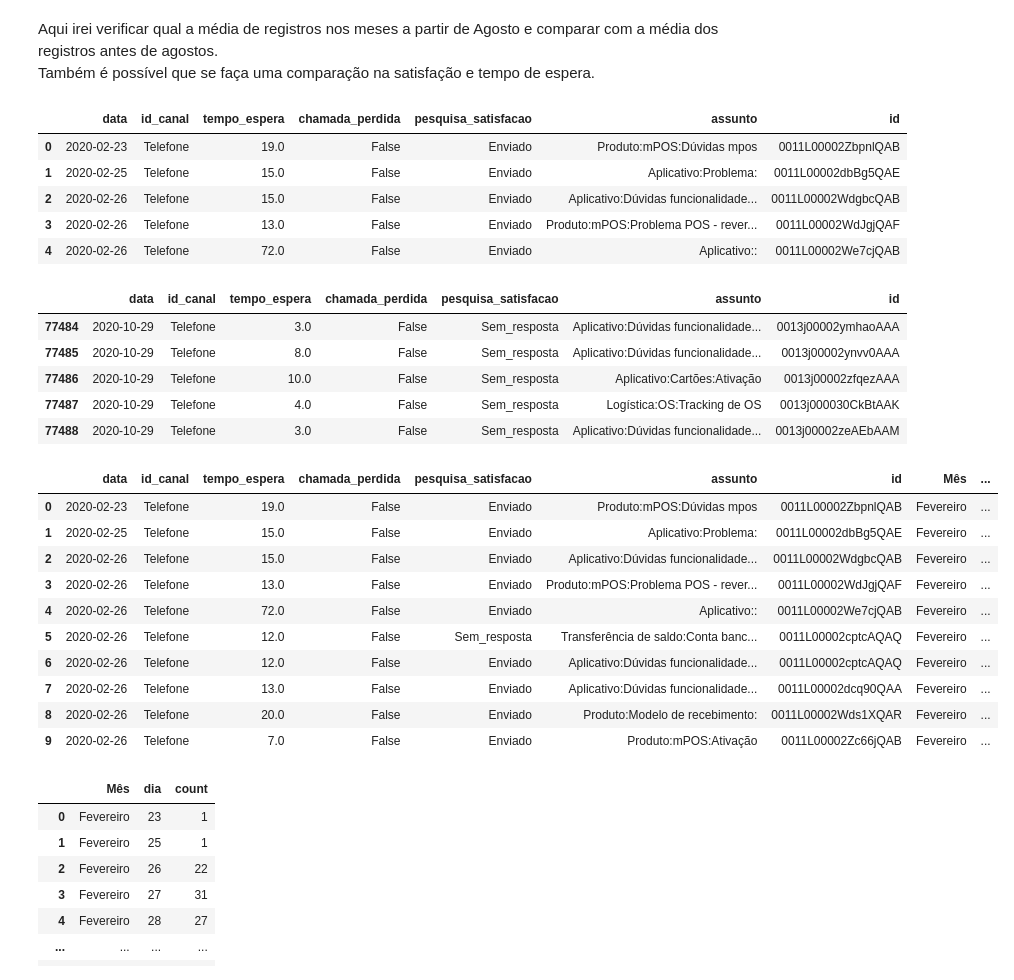
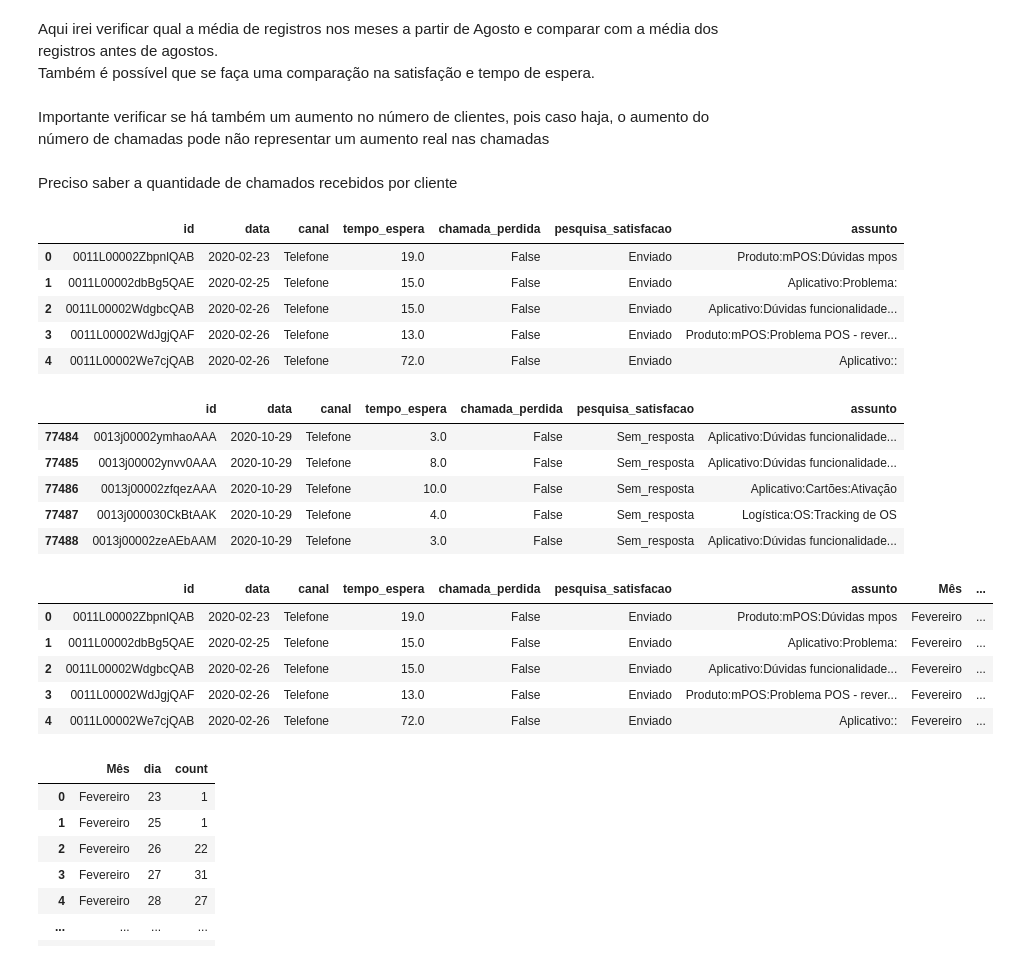
Before and after one commit to rafajovelho/Case3, a Jupyter notebook: Caso_TON.ipynb, the cells around one changed output. Drawn from its saved outputs; the diff is of its cells as text; code cells hidden in the pictures.

```diff
--- a/Caso_TON.ipynb
+++ b/Caso_TON.ipynb
@@ -145,7 +149,7 @@ dtypes: object(5)
 memory usage: 4.8+ MB
 # %%
 # Renomeando as colunas
-df.columns = ['id_conta','data','id_canal','tempo_espera','chamada_perdida','pesquisa_satisfacao','assunto','id']
+df.columns = ['id_conta','data','canal','tempo_espera','chamada_perdida','pesquisa_satisfacao','assunto','id']
 # %%
 # Renomeando as colunas
 df2.columns = ['data_cred', 'endereco_entrega_cidade', 'endereco_entrega_estado', 'produto_adquirido', 'id_conta']
@@ -276,2 +298,6 @@ Index(['data', 'id_canal', 'tempo_espera', 'chamada_perdida',
        'pesquisa_satisfacao', 'assunto', 'id'],
       dtype='object')
+# %%
+# Vou alterar a posição da coluna 'id' e colocar como primeira coluna
+df = df[['id', 'data', 'canal', 'tempo_espera', 'chamada_perdida', 'pesquisa_satisfacao', 'assunto']]
+df.head()
@@ -354,10 +416,10 @@ df2.head()
 # %% [markdown]
 Vamos fazer outras manipulações que serão conveniente para posterior análise dos dados
 # %%
-# Irei atribuir strings na váriavel 'id_canal' para ficar de melhor entendimento
-df['id_canal'] = np.where((df['id_canal'] == 1.0), 'Chat',
-                 np.where((df['id_canal'] == 2.0), 'Telefone',
-                 np.where((df['id_canal'] == 3.0), 'Email',
+# Irei atribuir strings na váriavel 'canal' para ficar de melhor entendimento
+df['canal'] = np.where((df['canal'] == 1.0), 'Chat',
+                 np.where((df['canal'] == 2.0), 'Telefone',
+                 np.where((df['canal'] == 3.0), 'Email',
                  np.nan)))
 # %%
 # Aqui é possível verificar que todas as chamadas foram feitas via telefone
@@ -414,24 +497,30 @@ df2.describe()
 # %% [markdown]
 Aqui irei verificar qual a média de registros nos meses a partir de Agosto e comparar com a média dos registros antes de agostos.
 Também é possível que se faça uma comparação na satisfação e tempo de espera.
+# %% [markdown]
+Importante verificar se há também um aumento no número de clientes, pois caso haja, o aumento do número de chamadas pode não representar um aumento real nas chamadas
+# %% [markdown]
+Preciso saber a quantidade de chamados recebidos por cliente
 # %%
-# Ordenando o dataset por data
+# Ordenando o dataset por data (e aproveitando para ordernar o df2 também)
 df = df.sort_values('data').reset_index(drop=True)
+df2 = df2.sort_values('data_cred').reset_index(drop=True)
 df.head()
 # %% [output]
-|  | data | id_canal | tempo_espera | chamada_perdida | pesquisa_satisfacao | assunto | id |
-| 0 | 2020-02-23 | Telefone | 19.0 | False | Enviado | Produto:mPOS:Dúvidas mpos | 0011L00002ZbpnlQAB |
-| 1 | 2020-02-25 | Telefone | 15.0 | False | Enviado | Aplicativo:Problema: | 0011L00002dbBg5QAE |
-| 2 | 2020-02-26 | Telefone | 15.0 | False | Enviado | Aplicativo:Dúvidas funcionalidade... | 0011L00002WdgbcQAB |
-| 3 | 2020-02-26 | Telefone | 13.0 | False | Enviado | Produto:mPOS:Problema POS - rever... | 0011L00002WdJgjQAF |
-| 4 | 2020-02-26 | Telefone | 72.0 | False | Enviado | Aplicativo:: | 0011L00002We7cjQAB |
+|  | id | data | canal | tempo_espera | chamada_perdida | pesquisa_satisfacao | assunto |
+| 0 | 0011L00002ZbpnlQAB | 2020-02-23 | Telefone | 19.0 | False | Enviado | Produto:mPOS:Dúvidas mpos |
+| 1 | 0011L00002dbBg5QAE | 2020-02-25 | Telefone | 15.0 | False | Enviado | Aplicativo:Problema: |
+| 2 | 0011L00002WdgbcQAB | 2020-02-26 | Telefone | 15.0 | False | Enviado | Aplicativo:Dúvidas funcionalidade... |
+| 3 | 0011L00002WdJgjQAF | 2020-02-26 | Telefone | 13.0 | False | Enviado | Produto:mPOS:Problema POS - rever... |
+| 4 | 0011L00002We7cjQAB | 2020-02-26 | Telefone | 72.0 | False | Enviado | Aplicativo:: |
-# %%
-df.tail()
-# %% [output]
-|  | data | id_canal | tempo_espera | chamada_perdida | pesquisa_satisfacao | assunto | id |
-| 77484 | 2020-10-29 | Telefone | 3.0 | False | Sem_resposta | Aplicativo:Dúvidas funcionalidade... | 0013j00002ymhaoAAA |
-| 77485 | 2020-10-29 | Telefone | 8.0 | False | Sem_resposta | Aplicativo:Dúvidas funcionalidade... | 0013j00002ynvv0AAA |
-| 77486 | 2020-10-29 | Telefone | 10.0 | False | Sem_resposta | Aplicativo:Cartões:Ativação | 0013j00002zfqezAAA |
-| 77487 | 2020-10-29 | Telefone | 4.0 | False | Sem_resposta | Logística:OS:Tracking de OS | 0013j000030CkBtAAK |
-| 77488 | 2020-10-29 | Telefone | 3.0 | False | Sem_resposta | Aplicativo:Dúvidas funcionalidade... | 0013j00002zeAEbAAM |
+# %%
+# Verificando se os ultimos registros realmente estão com as últimas datas
+df.tail()
+# %% [output]
+|  | id | data | canal | tempo_espera | chamada_perdida | pesquisa_satisfacao | assunto |
+| 77484 | 0013j00002ymhaoAAA | 2020-10-29 | Telefone | 3.0 | False | Sem_resposta | Aplicativo:Dúvidas funcionalidade... |
+| 77485 | 0013j00002ynvv0AAA | 2020-10-29 | Telefone | 8.0 | False | Sem_resposta | Aplicativo:Dúvidas funcionalidade... |
+| 77486 | 0013j00002zfqezAAA | 2020-10-29 | Telefone | 10.0 | False | Sem_resposta | Aplicativo:Cartões:Ativação |
+| 77487 | 0013j000030CkBtAAK | 2020-10-29 | Telefone | 4.0 | False | Sem_resposta | Logística:OS:Tracking de OS |
+| 77488 | 0013j00002zeAEbAAM | 2020-10-29 | Telefone | 3.0 | False | Sem_resposta | Aplicativo:Dúvidas funcionalidade... |
 # %%
@@ -451,19 +541,14 @@ q1['Mês'] = np.where((df['data'] >= '2020-02-01') & (df['data'] <= '2020-02-29'
 # %%
 q1['dia'] = q1['data'].dt.strftime('%d')
 # %%
-q1.head(10)
+q1.head()
 # %% [output]
-|  | data | id_canal | tempo_espera | chamada_perdida | pesquisa_satisfacao | assunto | id | Mês | ... |
-| 0 | 2020-02-23 | Telefone | 19.0 | False | Enviado | Produto:mPOS:Dúvidas mpos | 0011L00002ZbpnlQAB | Fevereiro | ... |
-| 1 | 2020-02-25 | Telefone | 15.0 | False | Enviado | Aplicativo:Problema: | 0011L00002dbBg5QAE | Fevereiro | ... |
-| 2 | 2020-02-26 | Telefone | 15.0 | False | Enviado | Aplicativo:Dúvidas funcionalidade... | 0011L00002WdgbcQAB | Fevereiro | ... |
-| 3 | 2020-02-26 | Telefone | 13.0 | False | Enviado | Produto:mPOS:Problema POS - rever... | 0011L00002WdJgjQAF | Fevereiro | ... |
-| 4 | 2020-02-26 | Telefone | 72.0 | False | Enviado | Aplicativo:: | 0011L00002We7cjQAB | Fevereiro | ... |
-| 5 | 2020-02-26 | Telefone | 12.0 | False | Sem_resposta | Transferência de saldo:Conta banc... | 0011L00002cptcAQAQ | Fevereiro | ... |
-| 6 | 2020-02-26 | Telefone | 12.0 | False | Enviado | Aplicativo:Dúvidas funcionalidade... | 0011L00002cptcAQAQ | Fevereiro | ... |
-| 7 | 2020-02-26 | Telefone | 13.0 | False | Enviado | Aplicativo:Dúvidas funcionalidade... | 0011L00002dcq90QAA | Fevereiro | ... |
-| 8 | 2020-02-26 | Telefone | 20.0 | False | Enviado | Produto:Modelo de recebimento: | 0011L00002Wds1XQAR | Fevereiro | ... |
-| 9 | 2020-02-26 | Telefone | 7.0 | False | Enviado | Produto:mPOS:Ativação | 0011L00002Zc66jQAB | Fevereiro | ... |
+|  | id | data | canal | tempo_espera | chamada_perdida | pesquisa_satisfacao | assunto | Mês | ... |
+| 0 | 0011L00002ZbpnlQAB | 2020-02-23 | Telefone | 19.0 | False | Enviado | Produto:mPOS:Dúvidas mpos | Fevereiro | ... |
+| 1 | 0011L00002dbBg5QAE | 2020-02-25 | Telefone | 15.0 | False | Enviado | Aplicativo:Problema: | Fevereiro | ... |
+| 2 | 0011L00002WdgbcQAB | 2020-02-26 | Telefone | 15.0 | False | Enviado | Aplicativo:Dúvidas funcionalidade... | Fevereiro | ... |
+| 3 | 0011L00002WdJgjQAF | 2020-02-26 | Telefone | 13.0 | False | Enviado | Produto:mPOS:Problema POS - rever... | Fevereiro | ... |
+| 4 | 0011L00002We7cjQAB | 2020-02-26 | Telefone | 72.0 | False | Enviado | Aplicativo:: | Fevereiro | ... |
 # %%
 grafico1 = q1.groupby(['Mês', 'dia'], sort=False).agg({'id':'count'}).reset_index(drop = False)
 grafico1 = grafico1.rename(columns= {'id':'count'})
```
Also changed, not shown: parts of 69 cells of this notebook.
